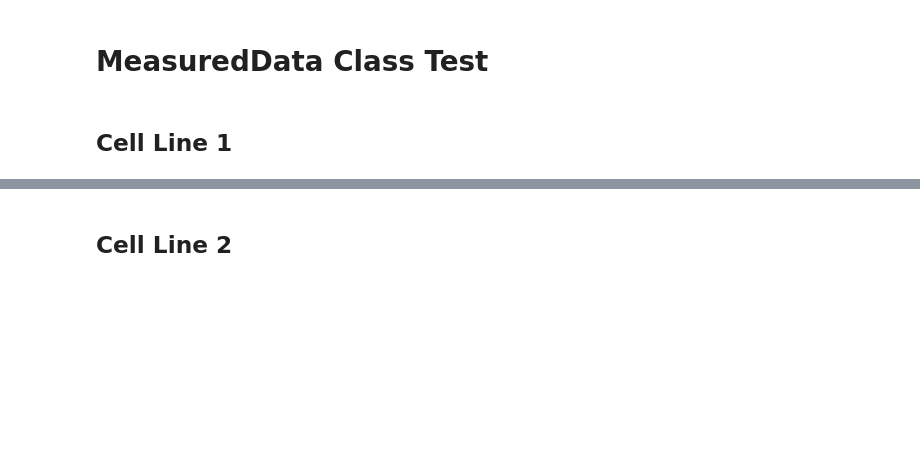
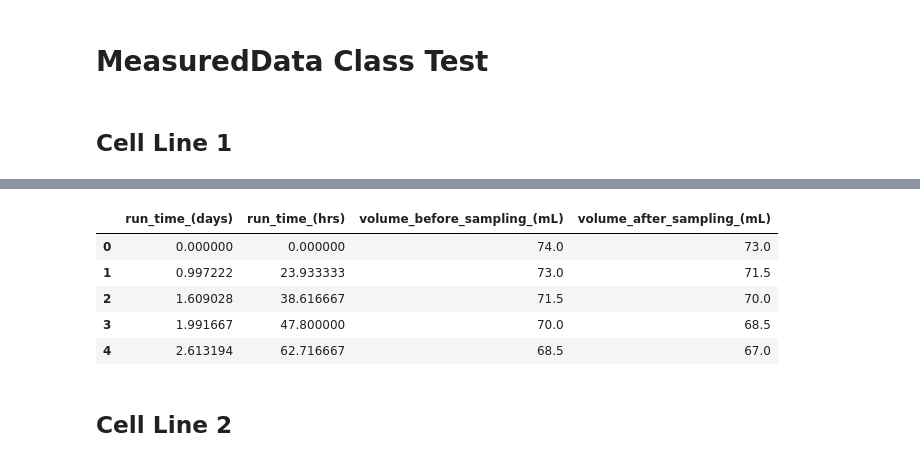
Before and after one commit to lu000285/CCDPApy, a Jupyter notebook: test.ipynb, the cells around one changed output, grey strips where cells are left out. Saved outputs shown, nothing was run; the diff lists cells and outputs as text; code cells hidden in the pictures; blank space fills up the shorter version.

```diff
--- a/test.ipynb
+++ b/test.ipynb
@@ -34,5 +44,12 @@ for file in f1:
 # %%
-md.get_pre_data()
+md.get_pre_data().head()
+# %% [output]
+|  | run_time_(days) | run_time_(hrs) | volume_before_sampling_(mL) | volume_after_sampling_(mL) |
+| 0 | 0.000000 | 0.000000 | 74.0 | 73.0 |
+| 1 | 0.997222 | 23.933333 | 73.0 | 71.5 |
+| 2 | 1.609028 | 38.616667 | 71.5 | 70.0 |
+| 3 | 1.991667 | 47.800000 | 70.0 | 68.5 |
+| 4 | 2.613194 | 62.716667 | 68.5 | 67.0 |
 # %% [markdown]
 ## Cell Line 2
 # %%
```
Also changed, not shown: parts of 11 cells of this notebook, 29 other files.
